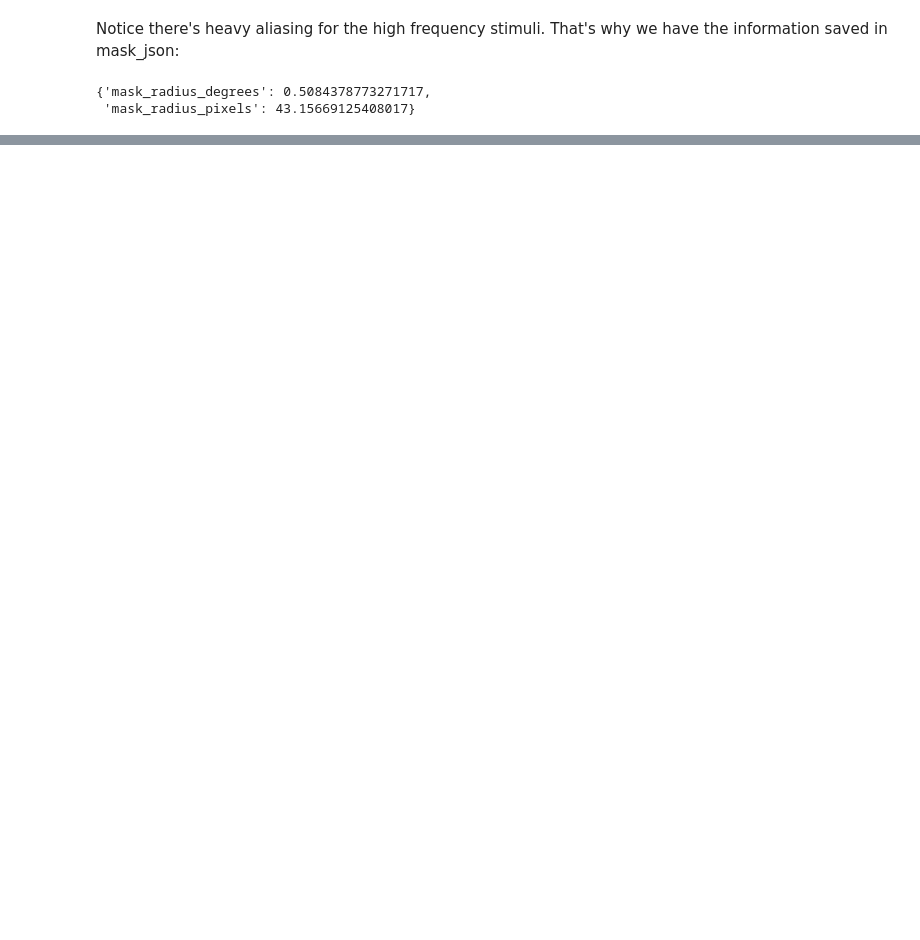
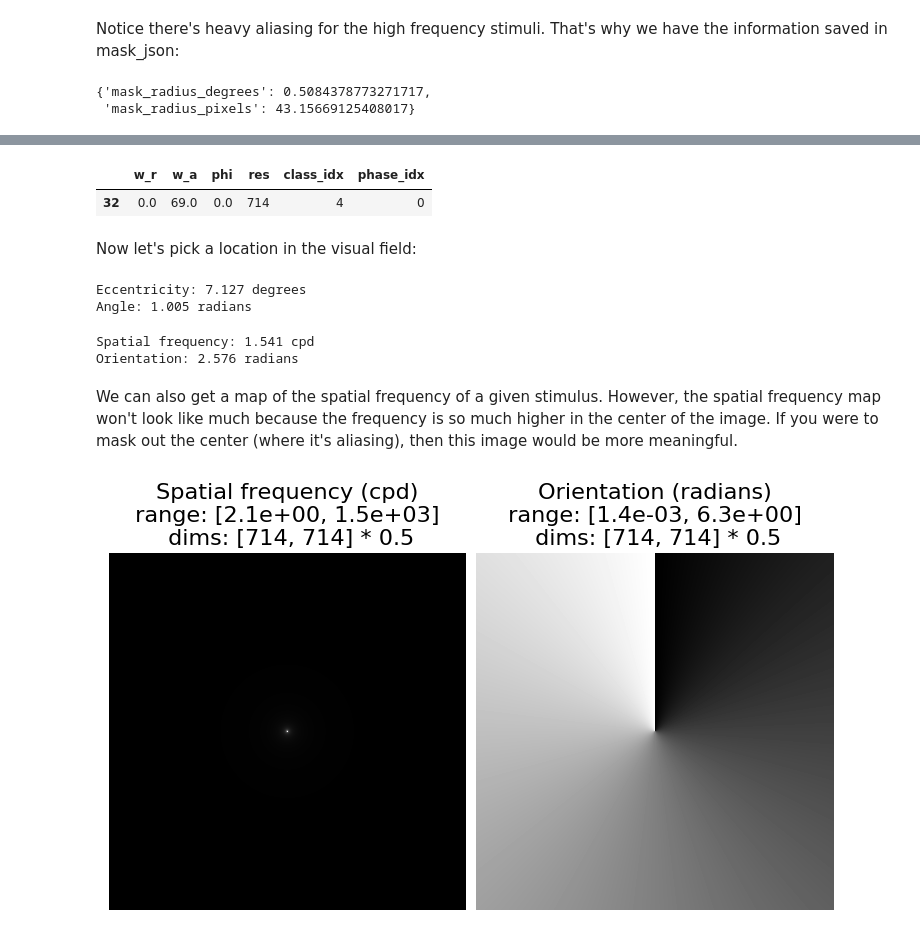
Before and after one commit to billbrod/spatial-frequency-stimuli, a Jupyter notebook: Tutorial.ipynb, the cells around one changed output, grey strips where cells are left out. Saved outputs shown, nothing was run; the diff lists cells and outputs as text; code cells hidden in the pictures; blank space fills up the shorter version.

Commit message:
updates tutorial notebook
adds new section about how to calculate the local spatial frequency

```diff
--- a/Tutorial.ipynb
+++ b/Tutorial.ipynb
@@ -192,0 +222,32 @@ pt.imshow([i for i in stim[200:204]], col_wrap=4, zoom=.5);
+# %%
+class_idx = np.random.randint(0, high=df.class_idx.max())
+tmp = df.query('class_idx==@class_idx').drop_duplicates('class_idx')
+tmp
+# %% [output]
+|  | w_r | w_a | phi | res | class_idx | phase_idx |
+| 32 | 0.0 | 69.0 | 0.0 | 714 | 4 | 0 |
+# %% [markdown]
+Now let's pick a location in the visual field:
+# %%
+rands = np.random.rand(2)
+eccen = 7.4 * rands[0]
+angle = 2*np.pi * rands[1]
+print("Eccentricity: %.03f degrees" % eccen)
+print("Angle: %.03f radians" % angle)
+# %% [output]
+Eccentricity: 7.127 degrees
+Angle: 1.005 radians
+# %%
+dx, dy, mag, direc = stimuli.sf_cpd(eccen, angle, w_r=tmp.w_r.unique()[0], w_a=tmp.w_a.unique()[0])
+print("Spatial frequency: %.03f cpd" % mag)
+print("Orientation: %.03f radians" % direc)
+# %% [output]
+Spatial frequency: 1.541 cpd
+Orientation: 2.576 radians
+# %% [markdown]
+We can also get a map of the spatial frequency of a given stimulus. However, the spatial frequency map won't look like much because the frequency is so much higher in the center of the image. If you were to mask out the center (where it's aliasing), then this image would be more meaningful.
+# %%
+dx, dy, mag, direc = stimuli.create_sf_maps_cpd(w_r=tmp.w_r.unique()[0], w_a=tmp.w_a.unique()[0])
+pt.imshow([mag, direc], zoom=.5, title=['Spatial frequency (cpd)', "Orientation (radians)"]);
+# %% [output]
+[figure, added]
```
Also changed, not shown: parts of 13 cells of this notebook.
